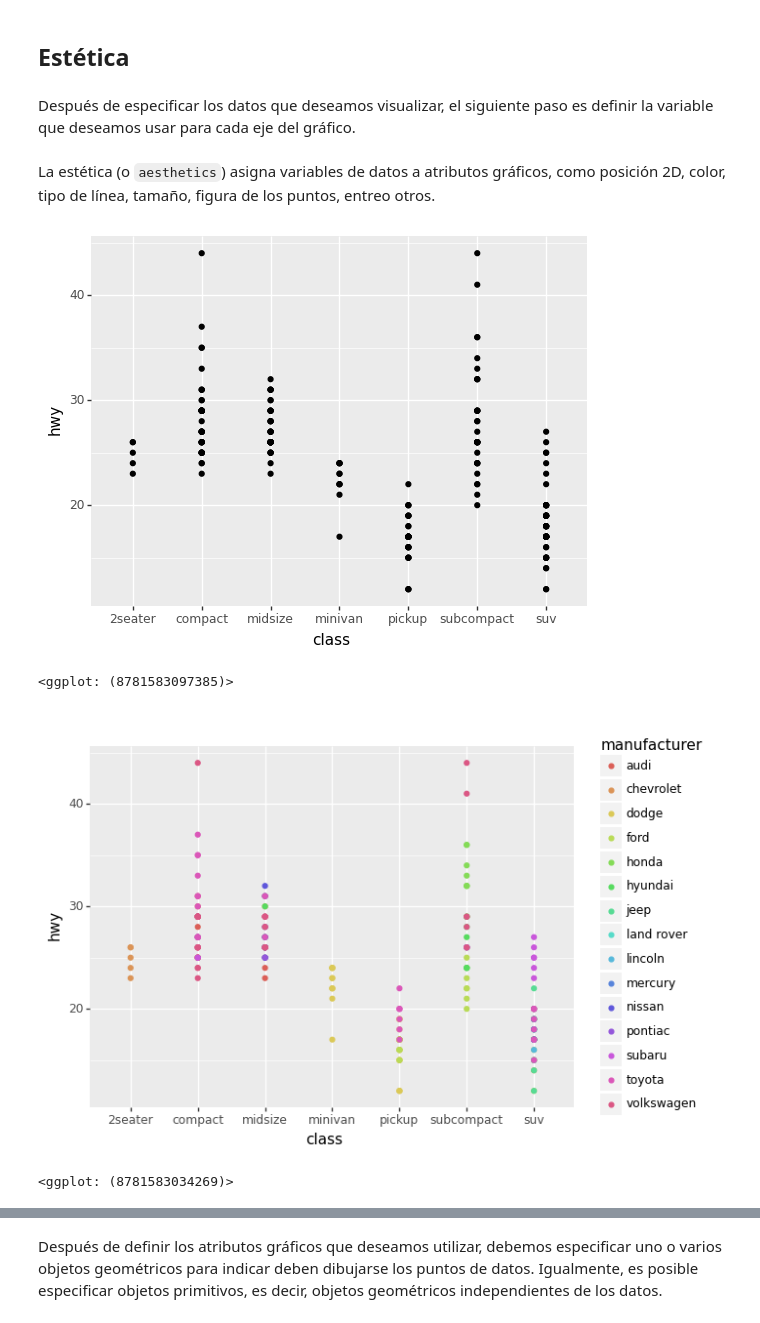
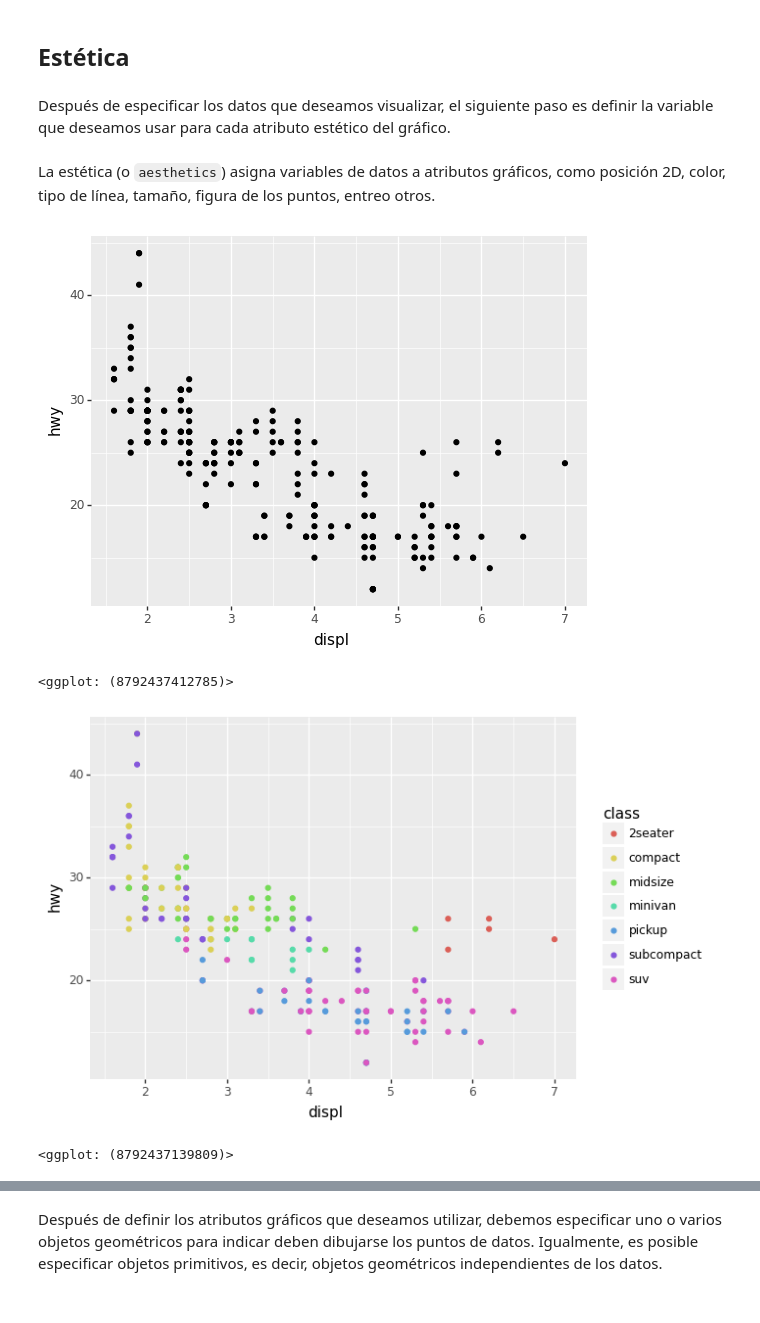
Before and after one commit to sarahiaguilar/fundamentos-cdd, a Jupyter notebook: notebooks/unidad8/viz.ipynb, the cells around one changed output, grey strips where cells are left out. Saved outputs shown, nothing was run; the diff lists cells and outputs as text; code cells hidden in the pictures.

```diff
--- a/notebooks/unidad8/viz.ipynb
+++ b/notebooks/unidad8/viz.ipynb
@@ -84,24 +98,24 @@ dtype: int64
 # %% [markdown]
 ## Estética
 # %% [markdown]
-Después de especificar los datos que deseamos visualizar, el siguiente paso es definir la variable que deseamos usar para cada eje del gráfico.
+Después de especificar los datos que deseamos visualizar, el siguiente paso es definir la variable que deseamos usar para cada atributo estético del gráfico.
 # %% [markdown]
 La estética (o `aesthetics`) asigna variables de datos a atributos gráficos, como posición 2D, color, tipo de línea, tamaño, figura de los puntos, entreo otros.
 # %%
 # Crea un gráfico de puntos que muestra
-# la clase de vehículos en el eje x
-# y el consumo de combustible en carretera en millas por galón en el eje y
-ggplot(mpg) + aes(x="class", y="hwy") + geom_point()
+# el tamaño de motor en el eje x
+# y el consumo de combustible en carretera en el eje y
+ggplot(mpg) + aes(x="displ", y="hwy") + geom_point()
 # %% [output]
-[figure, old version]
+[figure, new version]
-<ggplot: (8781583097385)>
+<ggplot: (8792437412785)>
 # %%
 # Crea un gráfico de puntos que muestra
-# la clase en el eje x,
-# el consumo de combustible en carretera en millas por galón en el eje y
+# el tamaño de motor en el eje x,
+# el consumo de combustible en carretera en el eje y
 # y el fabricante en el color de los puntos
-ggplot(mpg) + aes(x="class", y="hwy", color="manufacturer") + geom_point()
+ggplot(mpg) + aes(x="displ", y="hwy", color="class") + geom_point()
 # %% [output]
-[figure, old version]
+[figure, new version]
-<ggplot: (8781583034269)>
+<ggplot: (8792437139809)>
 # %% [markdown]
```
Also changed, not shown: parts of 51 cells of this notebook, 3 other files.
